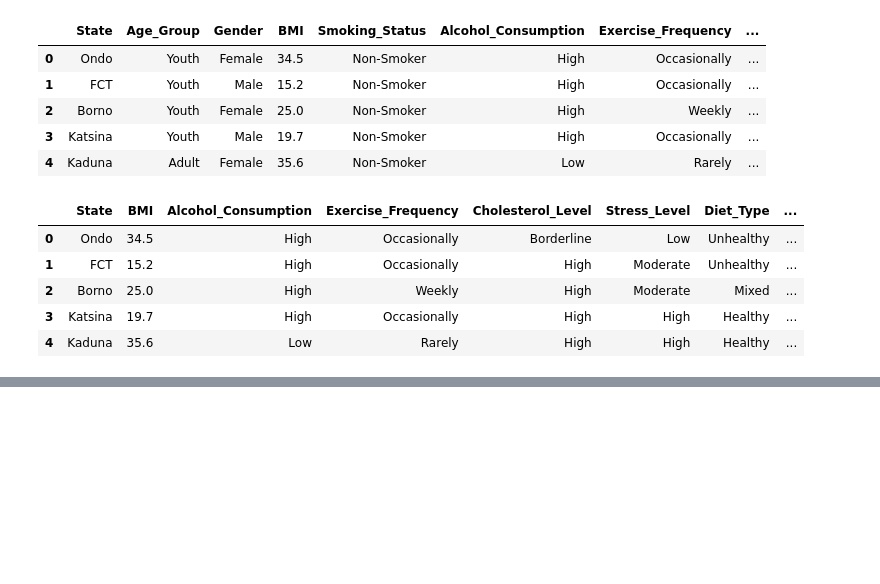
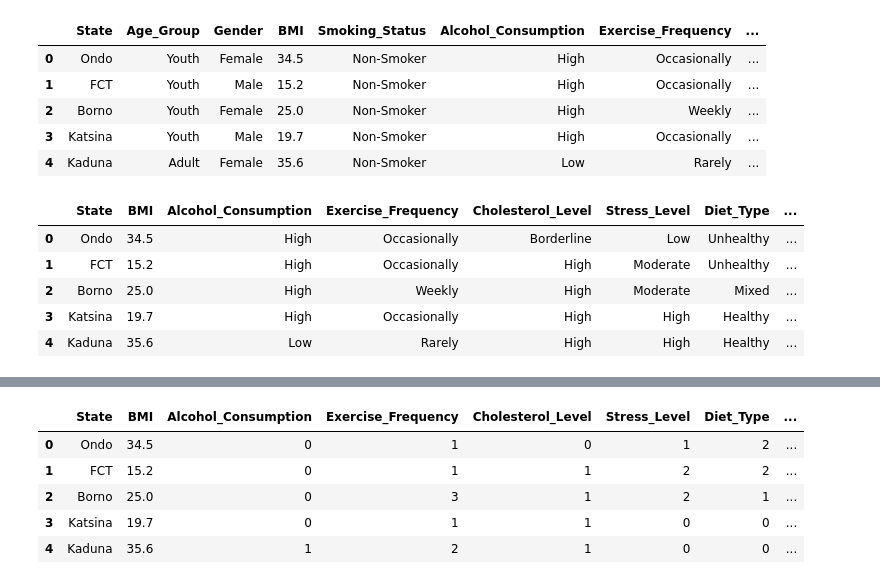
Before and after one commit to earaya1357/Heart-Attack-Detection-Nigeria, a Jupyter notebook: Heart Attack Nigeria.ipynb, the cells around one changed output, grey strips where cells are left out. Saved outputs shown, nothing was run; the diff lists cells and outputs as text; code cells hidden in the pictures; blank space fills up the shorter version.

```diff
--- a/Heart Attack Nigeria.ipynb
+++ b/Heart Attack Nigeria.ipynb
@@ -94,0 +86,9 @@ sns.pairplot(data2[['State', 'Alcohol_Consumption', 'Exercise_Frequency', 'Chole
+# %%
+data2.head()
+# %% [output]
+|  | State | BMI | Alcohol_Consumption | Exercise_Frequency | Cholesterol_Level | Stress_Level | Diet_Type | ... |
+| 0 | Ondo | 34.5 | 0 | 1 | 0 | 1 | 2 | ... |
+| 1 | FCT | 15.2 | 0 | 1 | 1 | 2 | 2 | ... |
+| 2 | Borno | 25.0 | 0 | 3 | 1 | 2 | 1 | ... |
+| 3 | Katsina | 19.7 | 0 | 1 | 1 | 0 | 0 | ... |
+| 4 | Kaduna | 35.6 | 1 | 2 | 1 | 0 | 0 | ... |
```
Also changed, not shown: parts of 21 cells of this notebook, 1 other file.
